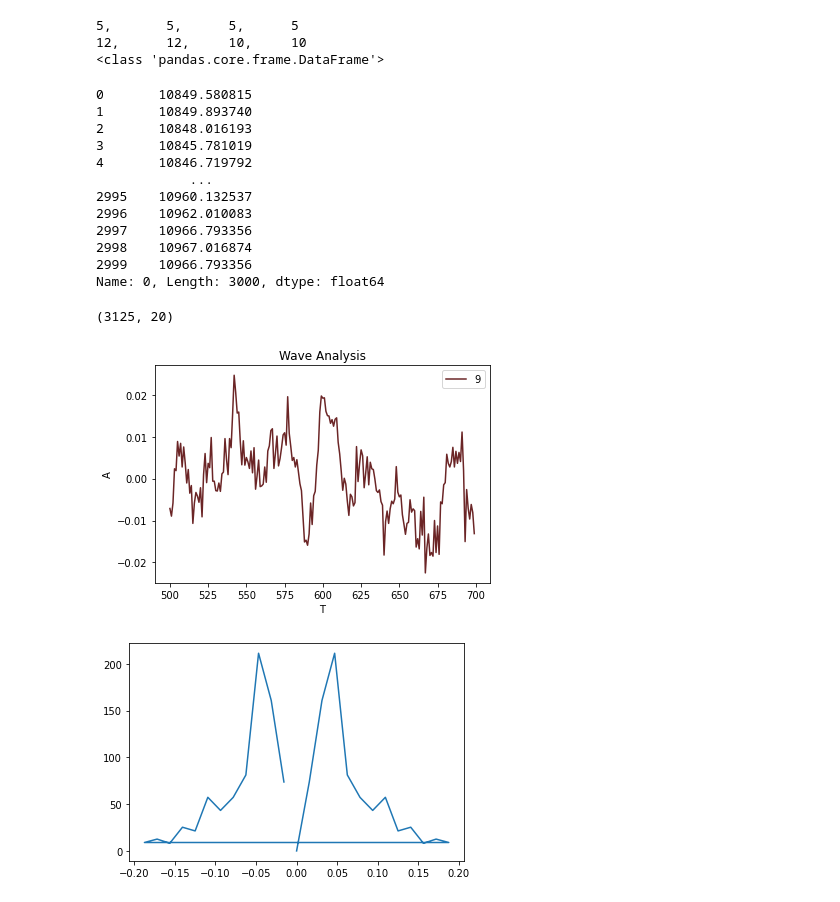
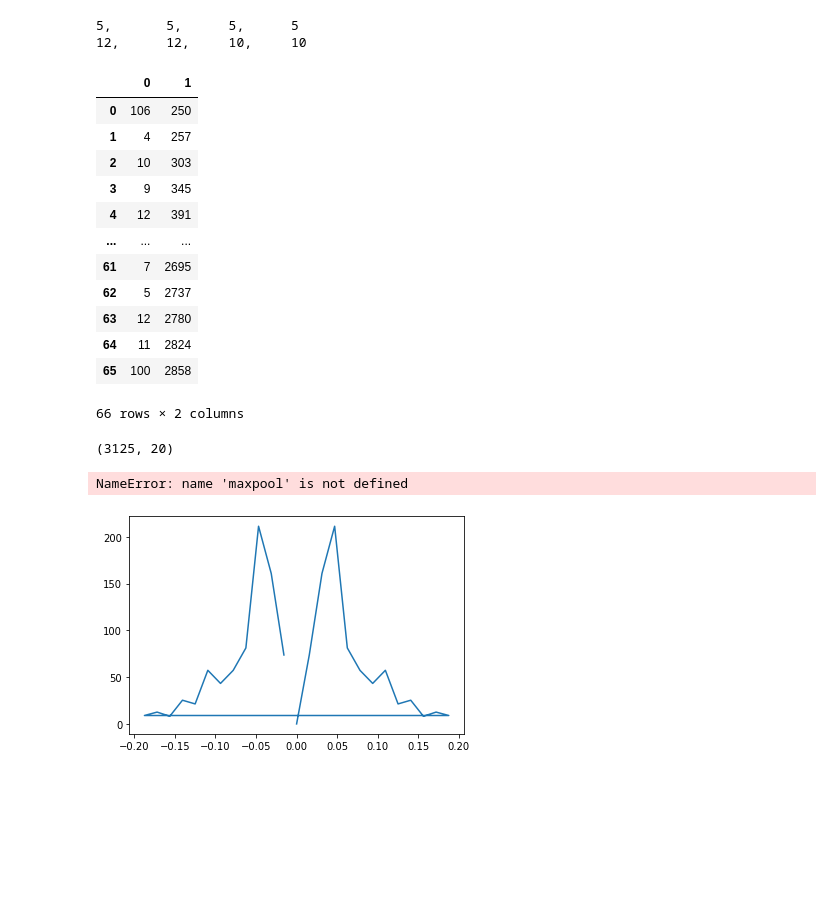
Before and after one commit to Allenhong0218/2020_huawei_C, a Jupyter notebook: 1.ipynb, the cells around one changed output. Saved outputs shown, nothing was run; the diff lists cells and outputs as text; code cells hidden in the pictures; blank space fills up the shorter version.

```diff
--- a/1.ipynb
+++ b/1.ipynb
@@ -62,26 +62,33 @@ else:
     save_data(root, 'train_event', train_event)
 print(f'{len(train_data)}, \t {len(train_event)}, \t {len(test_data)}, \t {len(test_event)}')
 print(f'{len(train_data[0])}, \t {len(train_event[0])}, \t {len(test_data[0])}, \t {len(test_event[0])}')
-print(type(train_data[0][0]))
+
+CHAR_TEST_NUM = [113, 106, 131, 128, 109]
+for i in range(5):
+    time_data, tags, row_col = [], [], []
+    for j in range(5):
+        train_data[i].append(test_data[i][j])
+        test_event[i][j].iloc[0, 0] = CHAR_TEST_NUM[j]
+        train_event[i].append(test_event[i][j])
 # %% [output]
 5,       5,      5,      5
 12,      12,     10,     10
-<class 'pandas.core.frame.DataFrame'>
-# %%
-train_data[0][0].iloc[:3000,0]
-# %% [output]
-0       10849.580815
-1       10849.893740
-2       10848.016193
-3       10845.781019
-4       10846.719792
-            ...
-2995    10960.132537
-2996    10962.010083
-2997    10966.793356
-2998    10967.016874
-2999    10966.793356
-Name: 0, Length: 3000, dtype: float64
+# %%
+train_event[0][13]
+# %% [output]
+|  | 0 | 1 |
+| 0 | 106 | 250 |
+| 1 | 4 | 257 |
+| 2 | 10 | 303 |
+| 3 | 9 | 345 |
+| 4 | 12 | 391 |
+| ... | ... | ... |
+| 61 | 7 | 2695 |
+| 62 | 5 | 2737 |
+| 63 | 12 | 2780 |
+| 64 | 11 | 2824 |
+| 65 | 100 | 2858 |
+66 rows × 2 columns
 # %%
 train_data[0][0].shape
 # %% [output]
@@ -92,8 +99,8 @@ time_from_to = [500,int(500+800/4)]
 # 4ms一次采样，放缩fuzzy倍
 fuzzy = 1
 # 观察哪些通道
-channels = [8]
-# channels = list(range(20))|
+channels = [19]
+# channels = list(range(20))
 
 np.random.seed(17)
 colors = np.random.rand(20,3,)
@@ -106,14 +113,15 @@ for i in channels:
     # thisy /= np.var(thisy)
     thisy /= np.mean(thisy)
     thisy -= np.mean(thisy)
-    plt.plot(x, thisy, color=colors[i], label=str(i+1))
+    plt.plot(x[:28],maxpool(thisy,7,7), color=colors[i], label=str(i+1))
+    # plt.plot(x,thisy, color=colors[i], label=str(i+1))
 plt.legend() # 显示图例
 
 plt.xlabel('T')
 plt.ylabel('A')
 plt.show()
 # %% [output]
-[figure, removed]
+NameError: name 'maxpool' is not defined
 # %%
 n = 64
 sp=np.fft.fft(train_data[0][0].iloc[800:1000,0],n=n)
```
Also changed, not shown: parts of 6 cells of this notebook.
